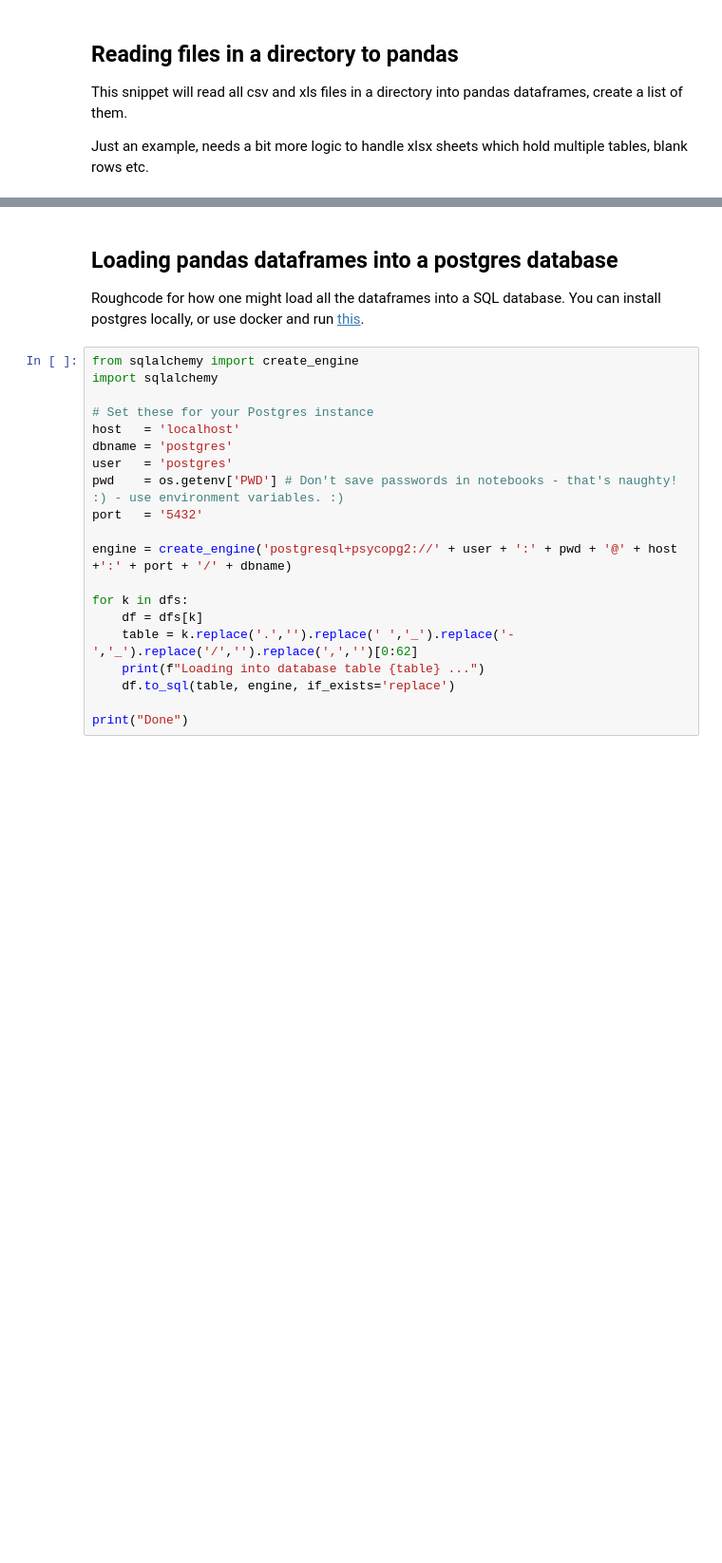
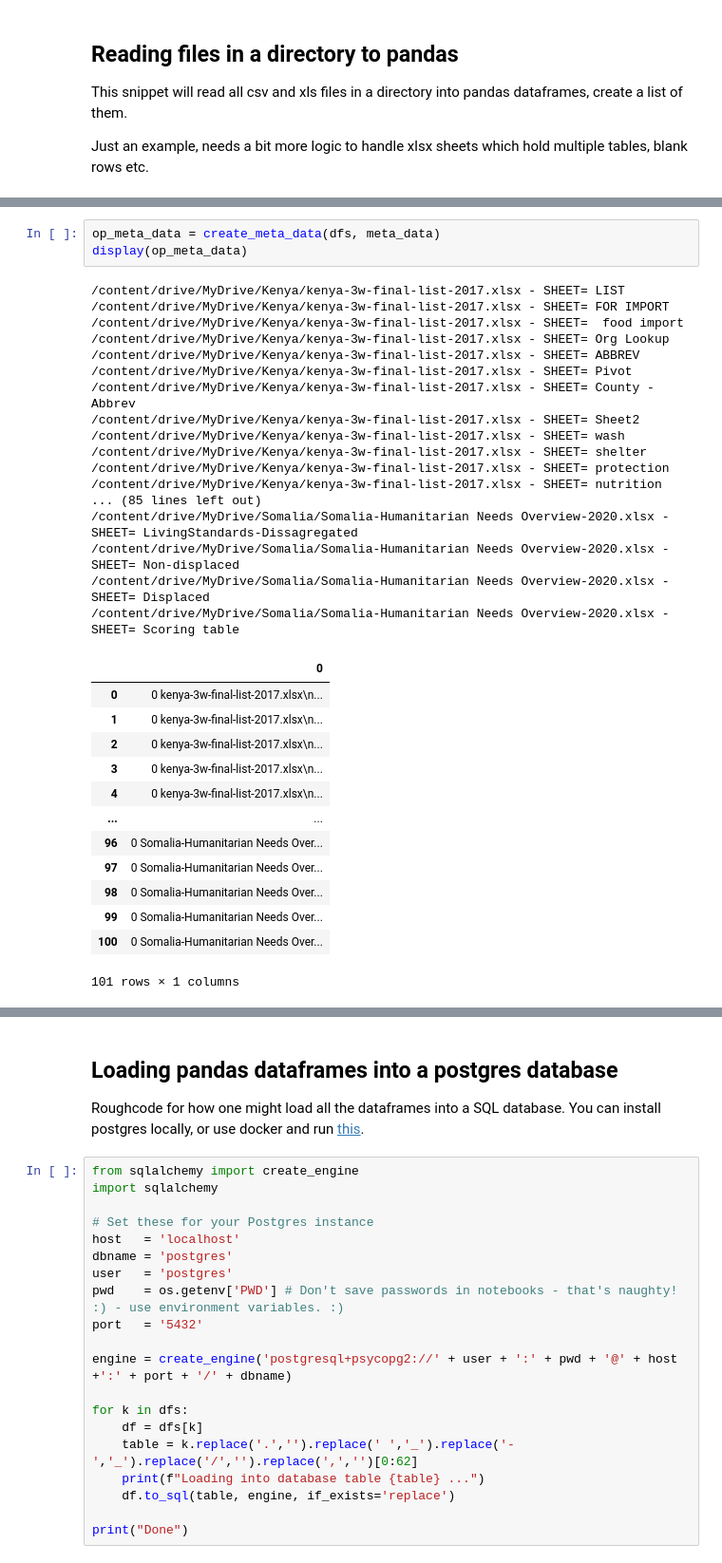
Before and after one commit to datakind/STC_DataDive_Dec22, a Jupyter notebook: notebooks/dividor/data_downloading_file_reading.ipynb, the cells around one changed output, grey strips where cells are left out. Shown at 95% size. Cells and saved outputs as stored; diff of their text form; blank space fills up the shorter version.

```diff
--- a/notebooks/dividor/data_downloading_file_reading.ipynb
+++ b/notebooks/dividor/data_downloading_file_reading.ipynb
@@ -198,0 +186,34 @@ File + Sheet: /content/drive/MyDrive/Somalia/Somalia_Operational Presence_March.
+# %%
+op_meta_data = create_meta_data(dfs, meta_data)
+display(op_meta_data)
+# %% [output]
+/content/drive/MyDrive/Kenya/kenya-3w-final-list-2017.xlsx - SHEET= LIST
+/content/drive/MyDrive/Kenya/kenya-3w-final-list-2017.xlsx - SHEET= FOR IMPORT
+/content/drive/MyDrive/Kenya/kenya-3w-final-list-2017.xlsx - SHEET=  food import
+/content/drive/MyDrive/Kenya/kenya-3w-final-list-2017.xlsx - SHEET= Org Lookup
+/content/drive/MyDrive/Kenya/kenya-3w-final-list-2017.xlsx - SHEET= ABBREV
+/content/drive/MyDrive/Kenya/kenya-3w-final-list-2017.xlsx - SHEET= Pivot
+/content/drive/MyDrive/Kenya/kenya-3w-final-list-2017.xlsx - SHEET= County - Abbrev
+/content/drive/MyDrive/Kenya/kenya-3w-final-list-2017.xlsx - SHEET= Sheet2
+/content/drive/MyDrive/Kenya/kenya-3w-final-list-2017.xlsx - SHEET= wash
+/content/drive/MyDrive/Kenya/kenya-3w-final-list-2017.xlsx - SHEET= shelter
+/content/drive/MyDrive/Kenya/kenya-3w-final-list-2017.xlsx - SHEET= protection
+/content/drive/MyDrive/Kenya/kenya-3w-final-list-2017.xlsx - SHEET= nutrition
+... (85 lines left out)
+/content/drive/MyDrive/Somalia/Somalia-Humanitarian Needs Overview-2020.xlsx - SHEET= LivingStandards-Dissagregated
+/content/drive/MyDrive/Somalia/Somalia-Humanitarian Needs Overview-2020.xlsx - SHEET= Non-displaced
+/content/drive/MyDrive/Somalia/Somalia-Humanitarian Needs Overview-2020.xlsx - SHEET= Displaced
+/content/drive/MyDrive/Somalia/Somalia-Humanitarian Needs Overview-2020.xlsx - SHEET= Scoring table
+|  | 0 |
+| 0 | 0 kenya-3w-final-list-2017.xlsx\n... |
+| 1 | 0 kenya-3w-final-list-2017.xlsx\n... |
+| 2 | 0 kenya-3w-final-list-2017.xlsx\n... |
+| 3 | 0 kenya-3w-final-list-2017.xlsx\n... |
+| 4 | 0 kenya-3w-final-list-2017.xlsx\n... |
+| ... | ... |
+| 96 | 0 Somalia-Humanitarian Needs Over... |
+| 97 | 0 Somalia-Humanitarian Needs Over... |
+| 98 | 0 Somalia-Humanitarian Needs Over... |
+| 99 | 0 Somalia-Humanitarian Needs Over... |
+| 100 | 0 Somalia-Humanitarian Needs Over... |
+101 rows × 1 columns
```
Also changed, not shown: parts of 7 cells of this notebook.
